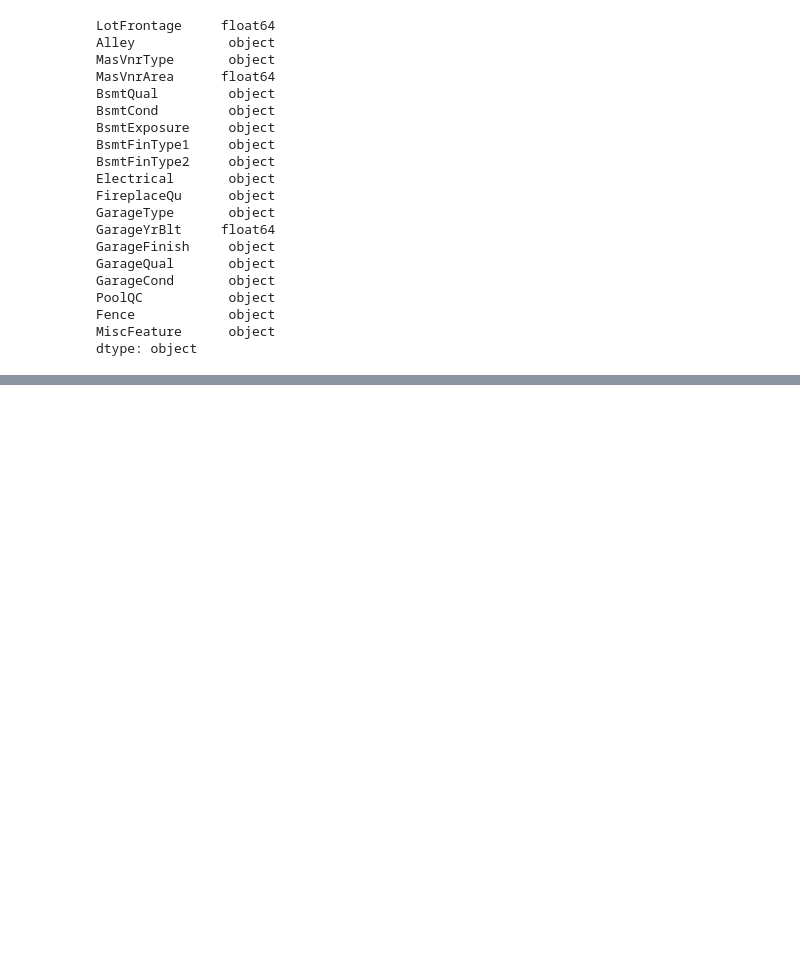
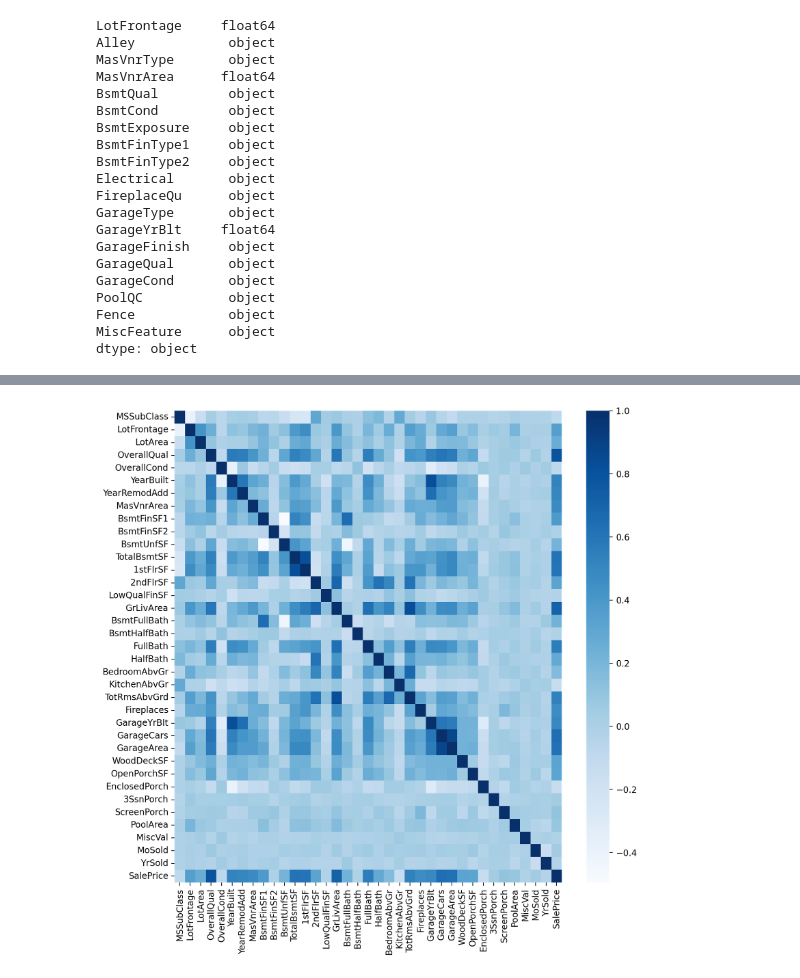
Before and after one commit to hossamAhmedSalah/ML_PROJECT, a Jupyter notebook: House_Pricing/house_pricing.ipynb, the cells around one changed output, grey strips where cells are left out. Cells and saved outputs as stored; diff of their text form; code cells hidden in the pictures; blank space fills up the shorter version.

```diff
--- a/House_Pricing/house_pricing.ipynb
+++ b/House_Pricing/house_pricing.ipynb
@@ -210,0 +243,11 @@ dtype: object
+# %%
+# correlation matrix
+corr = houses.drop(columns='Id').corr()
+
+# figure settings
+plt.figure(figsize=(10,10), dpi=200)
+
+# corr matrix "heatmap"
+sns.heatmap(corr, cmap="Blues");
+# %% [output]
+[figure, added]
```
Also changed, not shown: parts of 7 cells of this notebook.
